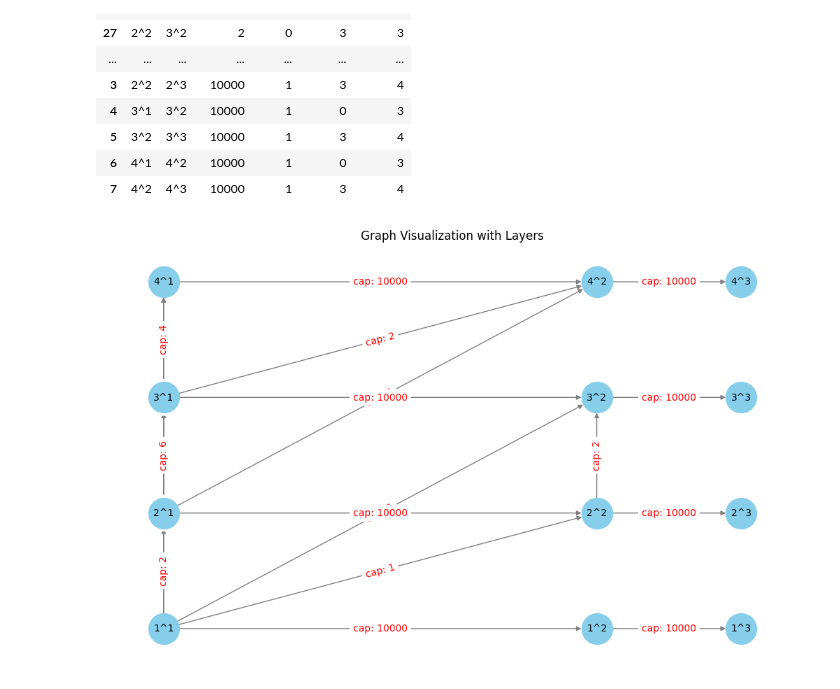
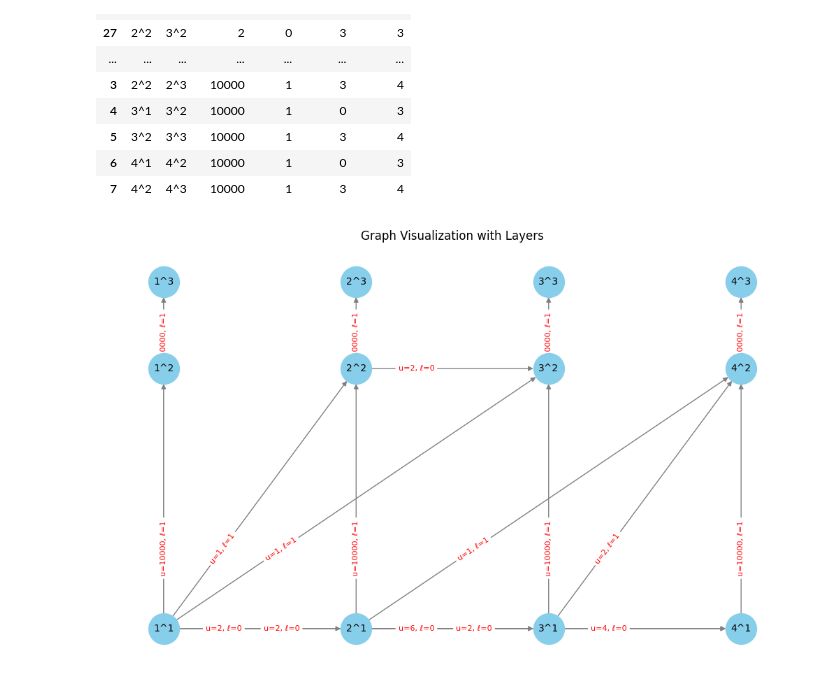
Before and after one commit to Flosecco/transshipments_over_time, a Jupyter notebook: test_notebook_index.ipynb, the cells around one changed output. Saved outputs shown, nothing was run; the diff lists cells and outputs as text; code cells hidden in the pictures.

Commit message:
ADD: Visualization of extended graph V1

```diff
--- a/test_notebook_index.ipynb
+++ b/test_notebook_index.ipynb
@@ -274,36 +274,36 @@ import matplotlib.pyplot as plt
 G = nx.DiGraph()
 
 # Add edges to the graph along with attributes
 for _, row in df.iterrows():
     G.add_edge(row['v^i'], row['w^j'], capacity=row['capacity'], length=row['length'])
 
 # Set node positions based on layers alpha_v and alpha_w
 pos = {}
 layer_gap = 5
 node_gap = 1
 
 for _, row in df.iterrows():
     v, w = row['v^i'], row['w^j']
-    pos[v] = (row['alpha_v'] * layer_gap, int(v.split('^')[0]) * node_gap)
-    pos[w] = (row['alpha_w'] * layer_gap, int(w.split('^')[0]) * node_gap)
+    pos[v] = (int(v.split('^')[0]) * node_gap, row['alpha_v'] * layer_gap)
+    pos[w] = (int(w.split('^')[0]) * node_gap, row['alpha_w'] * layer_gap)
 
 # Draw the graph
 plt.figure(figsize=(10, 6))
 nx.draw(
     G, pos,
     with_labels=True,
     node_color='skyblue',
     node_size=1000,
     edge_color='gray',
     arrows=True,
-    font_size=10
+    font_size=10,
 )
 
 # Add edge labels (capacity or length)
-edge_labels = {(row['v^i'], row['w^j']): f"cap: {row['capacity']}" for _, row in df.iterrows()}
-nx.draw_networkx_edge_labels(G, pos, edge_labels=edge_labels, font_color='red')
+edge_labels = {(row['v^i'], row['w^j']): f"u={row['capacity']}, ℓ={row['length']}" for _, row in df.iterrows()}
+nx.draw_networkx_edge_labels(G, pos, edge_labels=edge_labels,label_pos=0.3, font_color='red', font_size=8)
 
 plt.title("Graph Visualization with Layers")
 plt.show()
 # %% [output]
-[figure, old version]
+[figure, new version]
```
Also changed, not shown: parts of 2 cells of this notebook.
